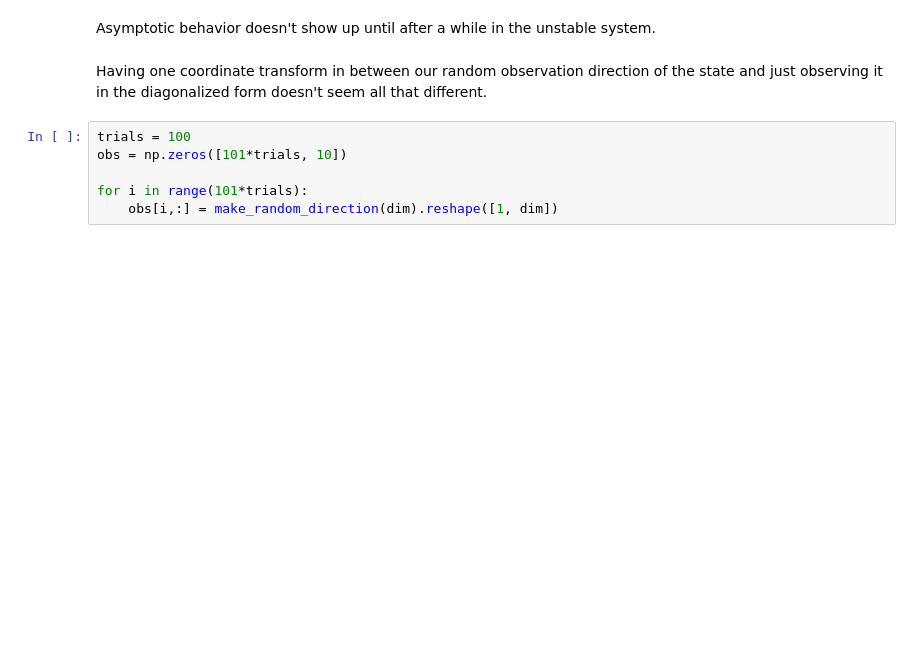
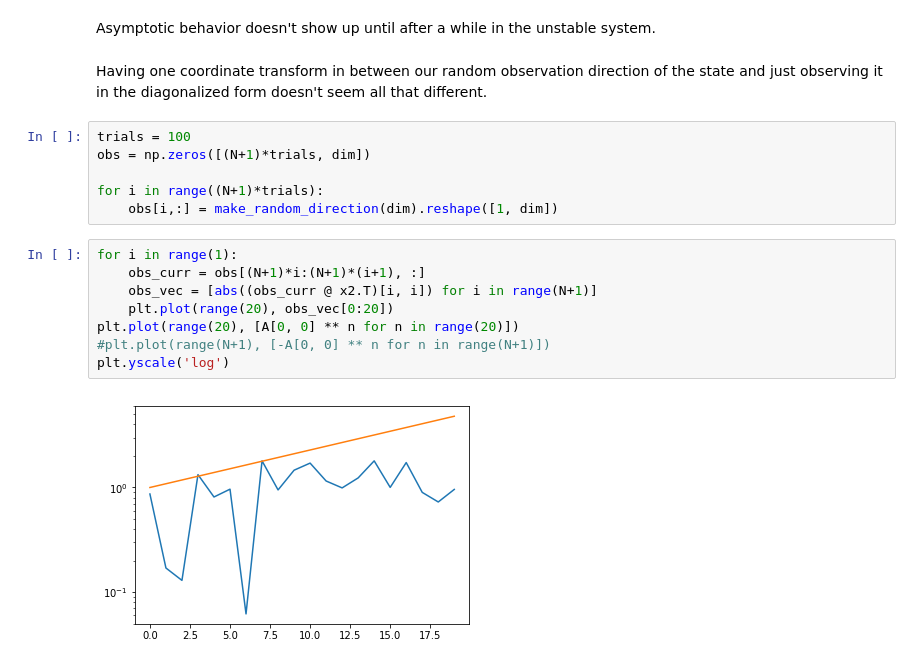
Before and after one commit to rahularya50/control-proj, a Jupyter notebook: Jupyter Notebooks/Randomized Eigenvalues (Diagonal Case).ipynb, the cells around one changed output. Cells and saved outputs as stored; diff of their text form; blank space fills up the shorter version.

```diff
--- a/Jupyter Notebooks/Randomized Eigenvalues (Diagonal Case).ipynb
+++ b/Jupyter Notebooks/Randomized Eigenvalues (Diagonal Case).ipynb
@@ -78,7 +79,17 @@ Asymptotic behavior doesn't show up until after a while in the unstable system.
 Having one coordinate transform in between our random observation direction of the state and just observing it in the diagonalized form doesn't seem all that different.
 # %%
 trials = 100
-obs = np.zeros([101*trials, 10])
+obs = np.zeros([(N+1)*trials, dim])
 
-for i in range(101*trials):
+for i in range((N+1)*trials):
     obs[i,:] = make_random_direction(dim).reshape([1, dim])
+# %%
+for i in range(1):
+    obs_curr = obs[(N+1)*i:(N+1)*(i+1), :]
+    obs_vec = [abs((obs_curr @ x2.T)[i, i]) for i in range(N+1)]
+    plt.plot(range(20), obs_vec[0:20])
+plt.plot(range(20), [A[0, 0] ** n for n in range(20)])
+#plt.plot(range(N+1), [-A[0, 0] ** n for n in range(N+1)])
+plt.yscale('log')
+# %% [output]
+[figure, added]
```
Also changed, not shown: parts of 5 cells of this notebook.
